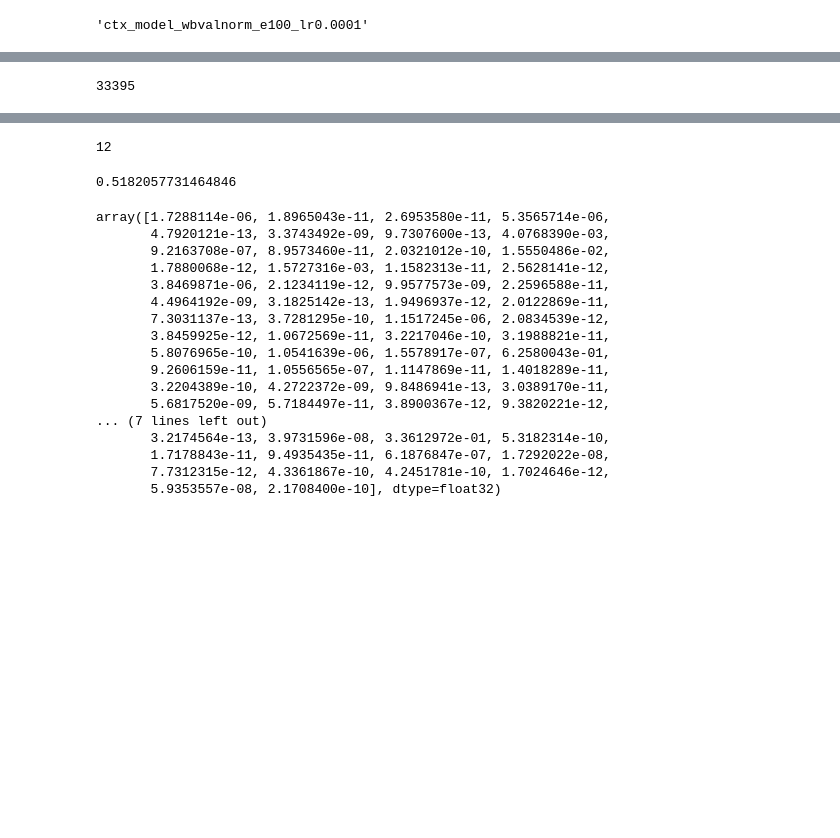
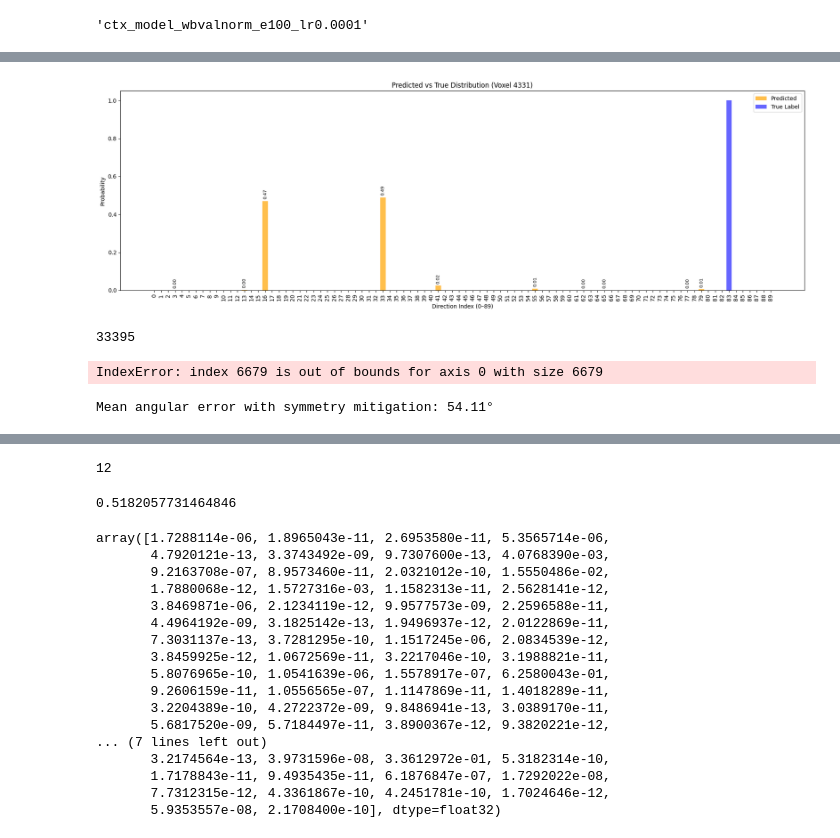
Before and after one commit to DotBion/brain-fibers, a Jupyter notebook: voxel-diclassify-2.ipynb, the cells around one changed output, grey strips where cells are left out. Cells and saved outputs as stored; diff of their text form; code cells hidden in the pictures; blank space fills up the shorter version.

```diff
--- a/voxel-diclassify-2.ipynb
+++ b/voxel-diclassify-2.ipynb
@@ -444,4 +497,59 @@ Error Angle in degrees: 11.344269501399731
+# %%
+plt.figure(figsize=(18, 6))
+bars = plt.bar(x, voxel_probs, label="Predicted", alpha=0.7, color='orange')
+plt.bar(x, ref_probs, label="True Label", alpha=0.6, color='blue')
+
+plt.xticks(ticks=x, labels=x, rotation=90)
+plt.xlabel("Direction Index (0–89)")
+plt.ylabel("Probability")
+plt.title(f"Predicted vs True Distribution (Voxel {voxel_idx})")
+plt.legend()
+
+top_10_indices = np.argsort(voxel_probs)[-10:][::-1]  # Indices of top 10
+for i in top_10_indices:
+    plt.text(i, voxel_probs[i] + 0.01, f"{voxel_probs[i]:.2f}",
+             ha='center', va='bottom', fontsize=8, rotation=90)
+
+plt.tight_layout()
+plt.savefig(f"voxel_{voxel_idx}_2d_prob_comparison_top10.png", dpi=300)
+plt.show()
+# %% [output]
+[figure, added]
 # %%
 voxel_idx
 # %% [output]
 33395
+# %%
+angle_error_rads =[]
+angle_error_degs =[]
+for i in range(len(Y)-1) :
+    voxel_probs = probs[i]  # [270]
+    true_label = labels[i]
+    voxel_probs_max = np.argmax(voxel_probs)
+    angle_rad=calculate_angular_error(X[i][voxel_probs_max][2:], Y[i])
+    angle_deg = np.degrees(angle_rad)
+    angle_error_rads.append(angle_rad)
+    angle_error_degs.append(angle_deg)
+
+print(sum(angle_error_rads)/len(angle_error_rads))
+print(sum(angle_error_degs)/len(angle_error_degs))
+# %% [output]
+IndexError: index 6679 is out of bounds for axis 0 with size 6679
+# %%
+angle_errors = []
+for i in range(len(probs)):
+    pred_vec = X[i][np.argmax(probs[i])][2:]
+    true_vec = Y[i]
+
+    # Angular error
+    angle_rad = calculate_angular_error(pred_vec, true_vec)
+    angle_deg = np.degrees(angle_rad)
+
+    # Adjusted for symmetry
+    sym_angle_deg = min(angle_deg, 180 - angle_deg)
+
+    angle_errors.append(sym_angle_deg)
+
+print(f"Mean angular error with symmetry mitigation: {np.mean(angle_errors):.2f}°")
+# %% [output]
+Mean angular error with symmetry mitigation: 54.11°
```
Also changed, not shown: parts of 29 cells of this notebook.
